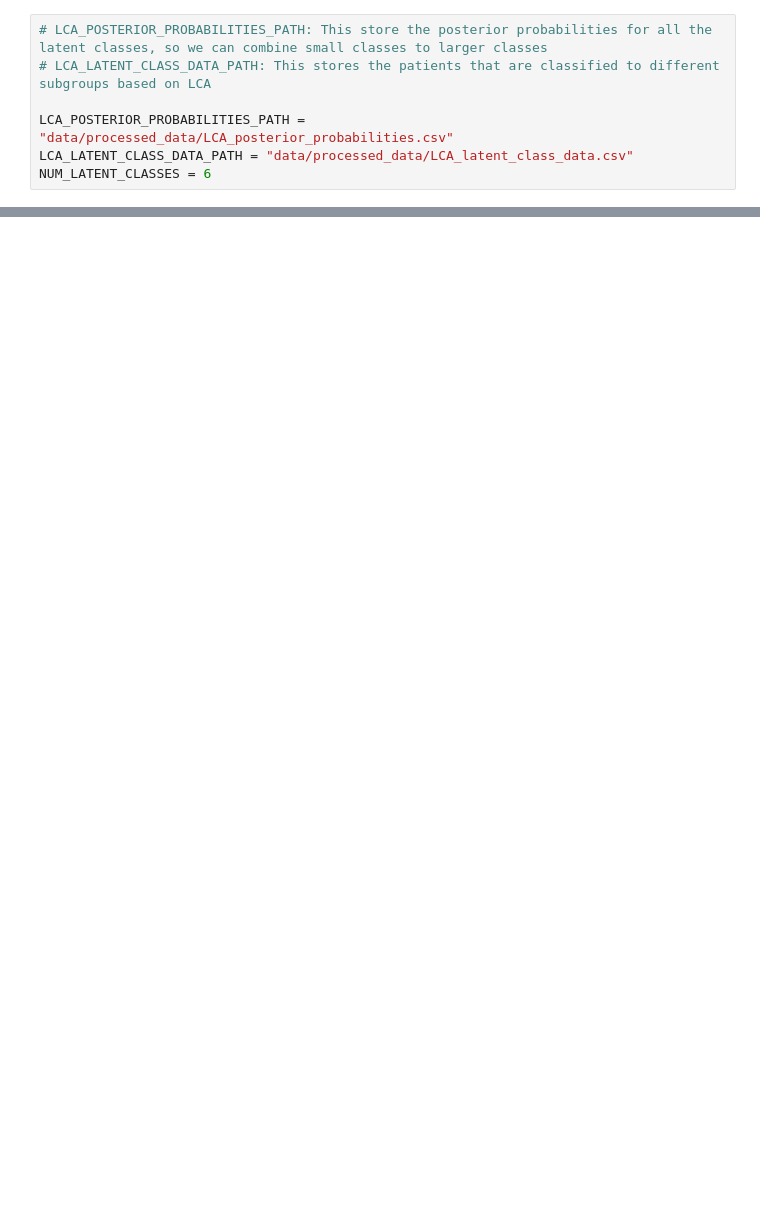
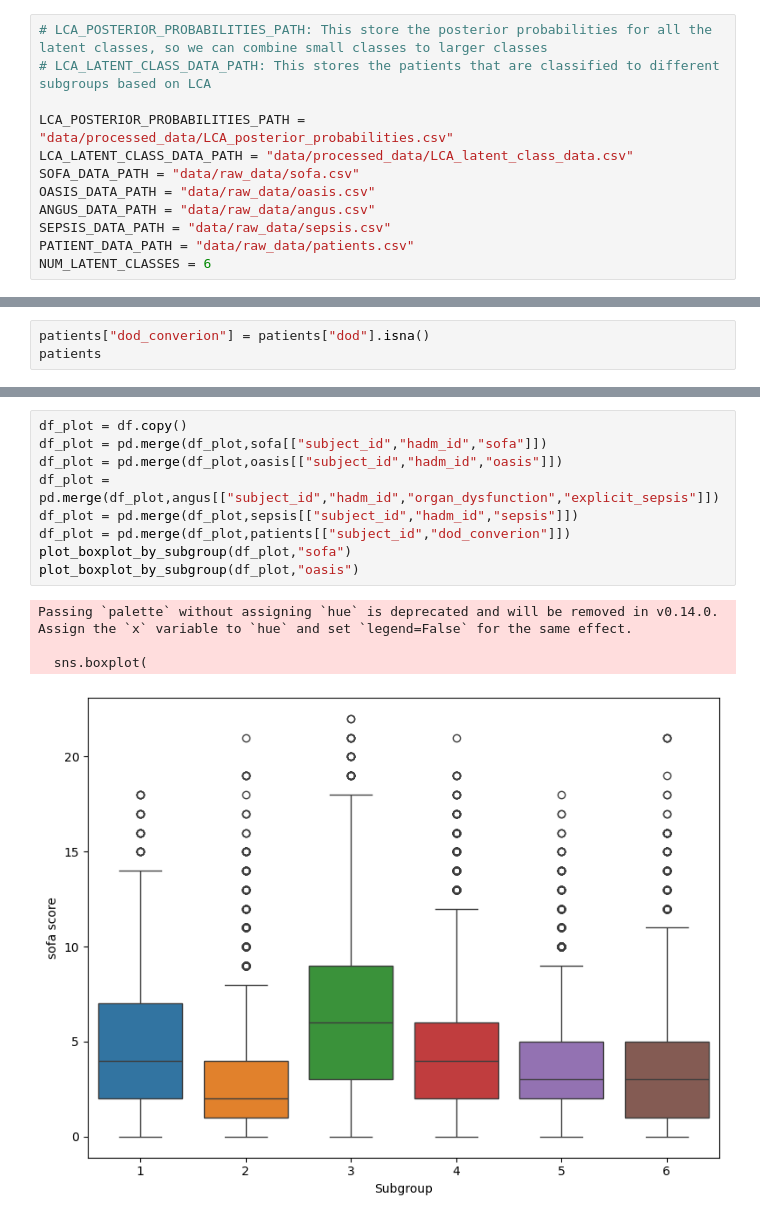
Before and after one commit to kshannon-ucsd/24fa-dsc180a, a Jupyter notebook: LCA_Analysis/LCA_post_analysis.ipynb, the cells around one changed output, grey strips where cells are left out. Drawn from its saved outputs; the diff is of its cells as text; blank space fills up the shorter version.

```diff
--- a/LCA_Analysis/LCA_post_analysis.ipynb
+++ b/LCA_Analysis/LCA_post_analysis.ipynb
@@ -8,6 +8,11 @@ import utils.visualization as visualization
 
 LCA_POSTERIOR_PROBABILITIES_PATH = "data/processed_data/LCA_posterior_probabilities.csv"
 LCA_LATENT_CLASS_DATA_PATH = "data/processed_data/LCA_latent_class_data.csv"
+SOFA_DATA_PATH = "data/raw_data/sofa.csv"
+OASIS_DATA_PATH = "data/raw_data/oasis.csv"
+ANGUS_DATA_PATH = "data/raw_data/angus.csv"
+SEPSIS_DATA_PATH = "data/raw_data/sepsis.csv"
+PATIENT_DATA_PATH = "data/raw_data/patients.csv"
 NUM_LATENT_CLASSES = 6
 # %%
 df = pd.read_csv(LCA_LATENT_CLASS_DATA_PATH)
@@ -36,0 +115,3 @@ visualization.plot_roc_curves(df, cols_used_LCA, colors)
+# %%
+patients["dod_converion"] = patients["dod"].isna()
+patients
@@ -36,0 +132,14 @@ visualization.plot_roc_curves(df, cols_used_LCA, colors)
+# %%
+df_plot = df.copy()
+df_plot = pd.merge(df_plot,sofa[["subject_id","hadm_id","sofa"]])
+df_plot = pd.merge(df_plot,oasis[["subject_id","hadm_id","oasis"]])
+df_plot = pd.merge(df_plot,angus[["subject_id","hadm_id","organ_dysfunction","explicit_sepsis"]])
+df_plot = pd.merge(df_plot,sepsis[["subject_id","hadm_id","sepsis"]])
+df_plot = pd.merge(df_plot,patients[["subject_id","dod_converion"]])
+plot_boxplot_by_subgroup(df_plot,"sofa")
+plot_boxplot_by_subgroup(df_plot,"oasis")
+# %% [output]
+Passing `palette` without assigning `hue` is deprecated and will be removed in v0.14.0. Assign the `x` variable to `hue` and set `legend=False` for the same effect.
+
+  sns.boxplot(
+[figure, added]
```
Also changed, not shown: parts of 14 cells of this notebook, 3 other files.
